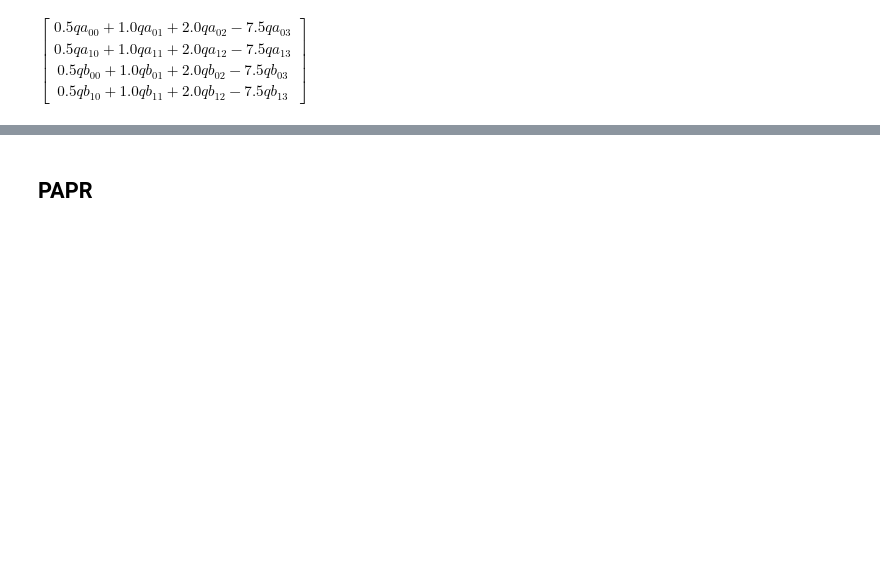
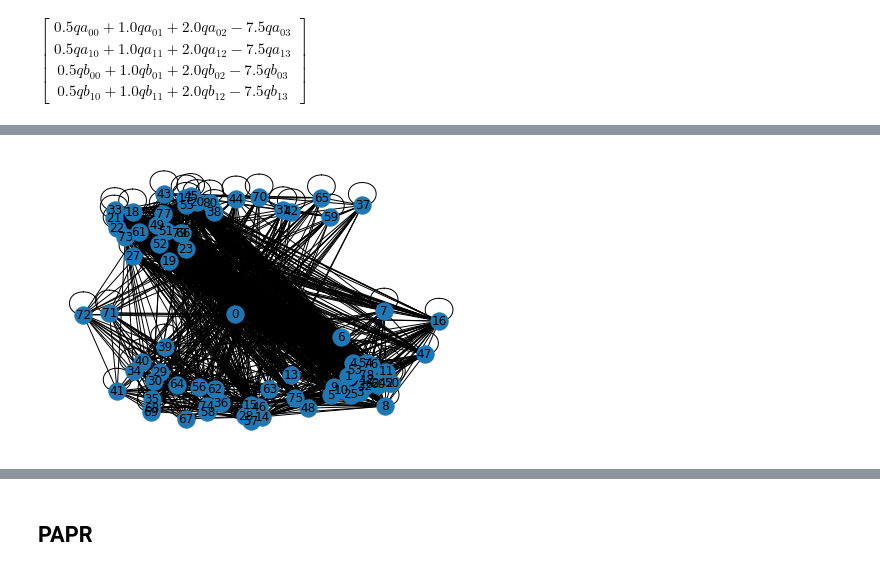
Before and after one commit to DBern97/Dwave-RAN-algs, a Jupyter notebook: ocean_trial_runs.ipynb, the cells around one changed output, grey strips where cells are left out. Saved outputs shown, nothing was run; the diff lists cells and outputs as text; code cells hidden in the pictures; blank space fills up the shorter version.

```diff
--- a/ocean_trial_runs.ipynb
+++ b/ocean_trial_runs.ipynb
@@ -726,0 +784,4 @@ TypeError: No matching signature found
+# %%
+max_constraint = sp.Poly(max_constraint)
+monomials = max_constraint.monoms()
+monomials[0]
@@ -726,0 +934,4 @@ TypeError: No matching signature found
+# %%
+# of course first need to set M to something, then print this
+qubo_max = Create_Qubo(new_poly)
+qubo_max
@@ -726,0 +957,7 @@ TypeError: No matching signature found
+# %%
+qubo_max = np.array(qubo_max, dtype=float)
+
+G = nx.from_numpy_matrix(qubo_max)
+nx.draw(G, with_labels=True)
+# %% [output]
+[figure, added]
```
Also changed, not shown: parts of 69 cells of this notebook, 3 other files.
